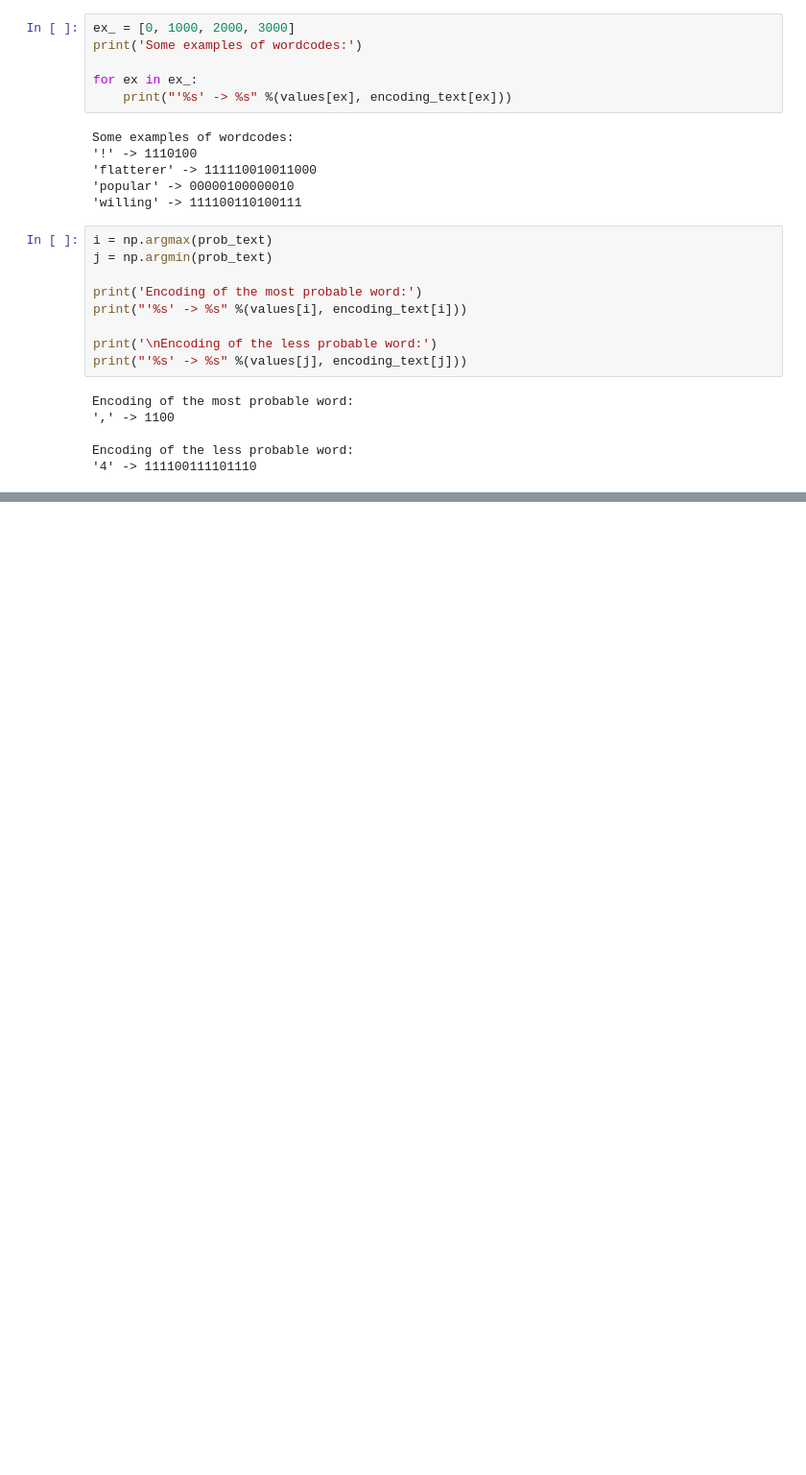
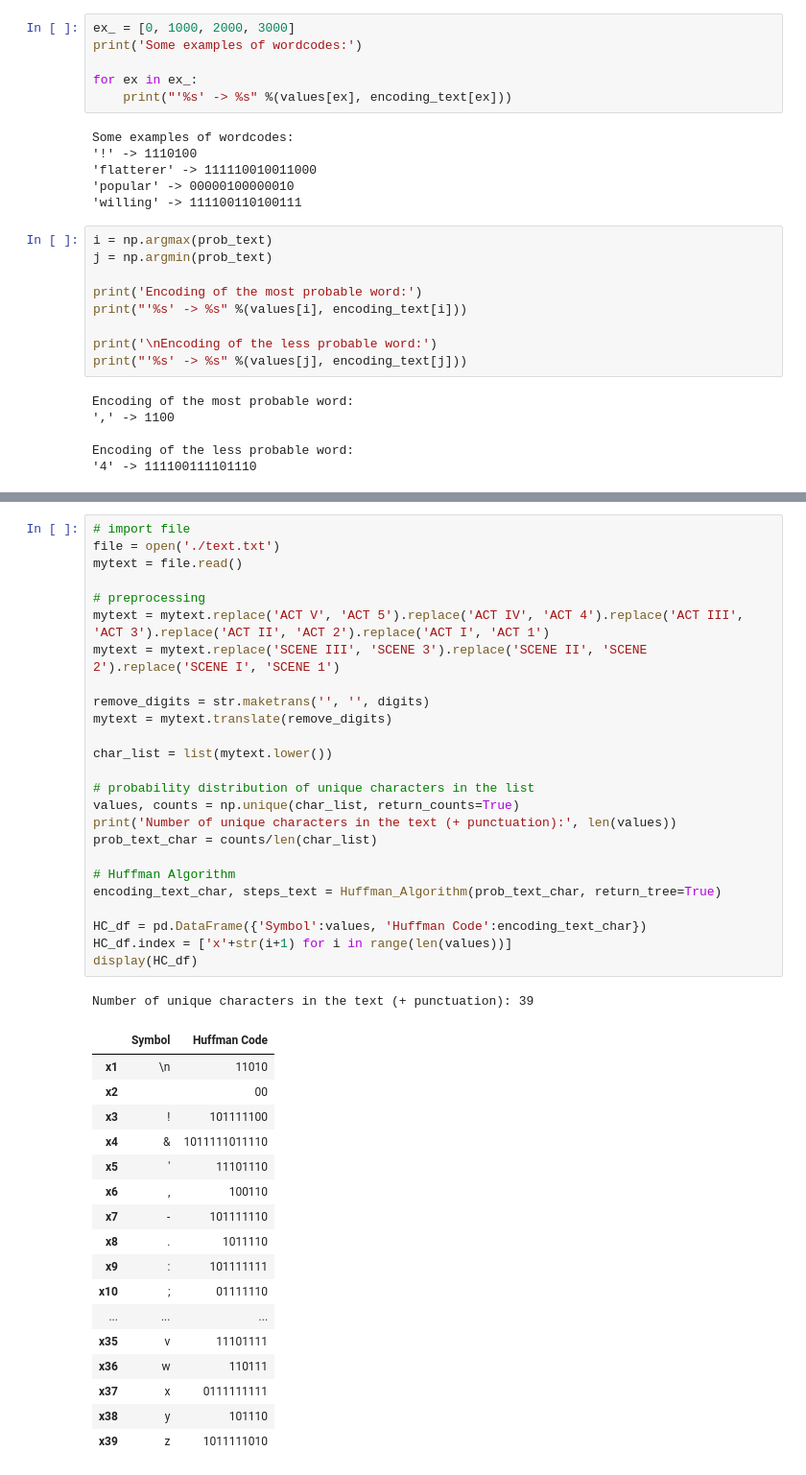
Before and after one commit to NicolaZomer/InformationTheory-Inference, a Jupyter notebook: 03_HuffmanAlgorithm.ipynb, the cells around one changed output, grey strips where cells are left out. Shown at 96% size. Saved outputs shown, nothing was run; the diff lists cells and outputs as text; blank space fills up the shorter version.

```diff
--- a/03_HuffmanAlgorithm.ipynb
+++ b/03_HuffmanAlgorithm.ipynb
@@ -322,0 +327,44 @@ Encoding of the less probable word:
+# %%
+# import file
+file = open('./text.txt')
+mytext = file.read()
+
+# preprocessing
+mytext = mytext.replace('ACT V', 'ACT 5').replace('ACT IV', 'ACT 4').replace('ACT III', 'ACT 3').replace('ACT II', 'ACT 2').replace('ACT I', 'ACT 1')
+mytext = mytext.replace('SCENE III', 'SCENE 3').replace('SCENE II', 'SCENE 2').replace('SCENE I', 'SCENE 1')
+
+remove_digits = str.maketrans('', '', digits)
+mytext = mytext.translate(remove_digits)
+
+char_list = list(mytext.lower())
+
+# probability distribution of unique characters in the list
+values, counts = np.unique(char_list, return_counts=True)
+print('Number of unique characters in the text (+ punctuation):', len(values))
+prob_text_char = counts/len(char_list)
+
+# Huffman Algorithm
+encoding_text_char, steps_text = Huffman_Algorithm(prob_text_char, return_tree=True)
+
+HC_df = pd.DataFrame({'Symbol':values, 'Huffman Code':encoding_text_char})
+HC_df.index = ['x'+str(i+1) for i in range(len(values))]
+display(HC_df)
+# %% [output]
+Number of unique characters in the text (+ punctuation): 39
+|  | Symbol | Huffman Code |
+| x1 | \n | 11010 |
+| x2 |  | 00 |
+| x3 | ! | 101111100 |
+| x4 | & | 1011111011110 |
+| x5 | ' | 11101110 |
+| x6 | , | 100110 |
+| x7 | - | 101111110 |
+| x8 | . | 1011110 |
+| x9 | : | 101111111 |
+| x10 | ; | 01111110 |
+| ... | ... | ... |
+| x35 | v | 11101111 |
+| x36 | w | 110111 |
+| x37 | x | 0111111111 |
+| x38 | y | 101110 |
+| x39 | z | 1011111010 |
```
Also changed, not shown: parts of 7 cells of this notebook.
